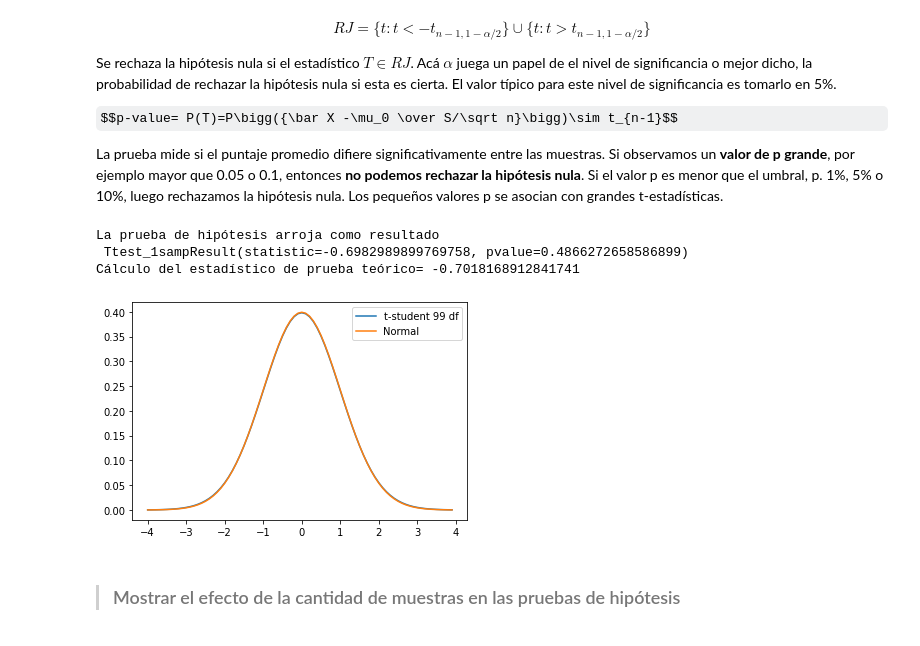
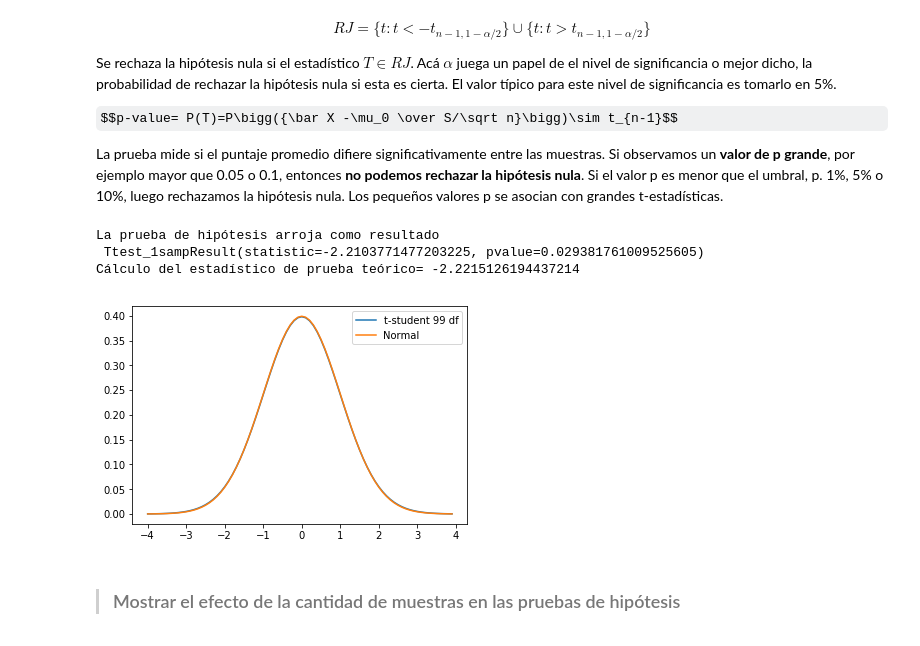
Before and after one commit to duarteandres/SPF-2020-II-G1, a Jupyter notebook: TEMA-2/Clase17_PruebasDeBondadYAjuste.ipynb, the cells around one changed output. Drawn from its saved outputs; the diff is of its cells as text; code cells hidden in the pictures; some formulas as TeX source.

```diff
--- a/TEMA-2/Clase17_PruebasDeBondadYAjuste.ipynb
+++ b/TEMA-2/Clase17_PruebasDeBondadYAjuste.ipynb
@@ -64,8 +64,7 @@ plt.show()
 Utilizando la librería estadística `scipy.stats` y utilizando la función `t.interval(confianza, len(a)-1, loc=np.mean(a), scale=st.sem(a))`, se puede calcula un intervalo de confianza con un nivel de confianza definido en confianza, para un vector de entrada `a`. Se puede utilizar intervalos con los cuantiles de la normal estándar usando `st.norm.interval(confianza, loc=np.mean(a), scale=st.sem(a))`
 # %%
 np.random.seed(55555)
-media = 10; sd = 20
-N = 100
+media = 10; sd = 20; N = 100
 confianza = 0.95
 X = np.random.normal(media,sd,N)
 st.sem
@@ -105,29 +104,29 @@ $$p-value= P(T)=P\bigg({\bar X -\mu_0 \over S/\sqrt n}\bigg)\sim t_{n-1}$$
 La prueba mide si el puntaje promedio difiere significativamente entre las muestras. Si observamos un **valor de p grande**, por ejemplo mayor que 0.05 o 0.1, entonces **no podemos rechazar la hipótesis nula**. Si el valor p es menor que el umbral, p. 1%, 5% o 10%, luego rechazamos la hipótesis nula. Los pequeños valores p se asocian con grandes t-estadísticas.
 # %%
 # Hipótesis nula
-media2 = 12
+media2 = 15
 # Realizamos la prueba de hipotesis para H0= mu=media2
 ho = st.ttest_1samp(X,media2)
 print('La prueba de hipótesis arroja como resultado\n',ho)
 # Calculamos el estadístico normalizado
 t = (np.mean(X)-media2)/(np.std(X)/np.sqrt(N))
 print('Cálculo del estadístico de prueba teórico=',t)
 
 # Gráfica t-student
 # %matplotlib inline
 dat = np.arange(-4,4,.1)
 # for i in range(1):
 y = st.t.pdf(dat,df=N-1)
 y1=st.norm.pdf(dat)
 plt.plot(dat,y,label='t-student %d df' %(N-1))
 plt.plot(dat,y1,label='Normal')
 plt.legend()
 plt.show()
 # %% [output]
 La prueba de hipótesis arroja como resultado
- Ttest_1sampResult(statistic=-0.6982989899769758, pvalue=0.4866272658586899)
-Cálculo del estadístico de prueba teórico= -0.7018168912841741
+ Ttest_1sampResult(statistic=-2.2103771477203225, pvalue=0.029381761009525605)
+Cálculo del estadístico de prueba teórico= -2.2215126194437214
-[figure, old version]
+[figure, new version]
 # %% [markdown]
 > ### Mostrar el efecto de la cantidad de muestras en las pruebas de hipótesis
 # %% [markdown]
```
Also changed, not shown: parts of 5 cells of this notebook, 8 other files.
